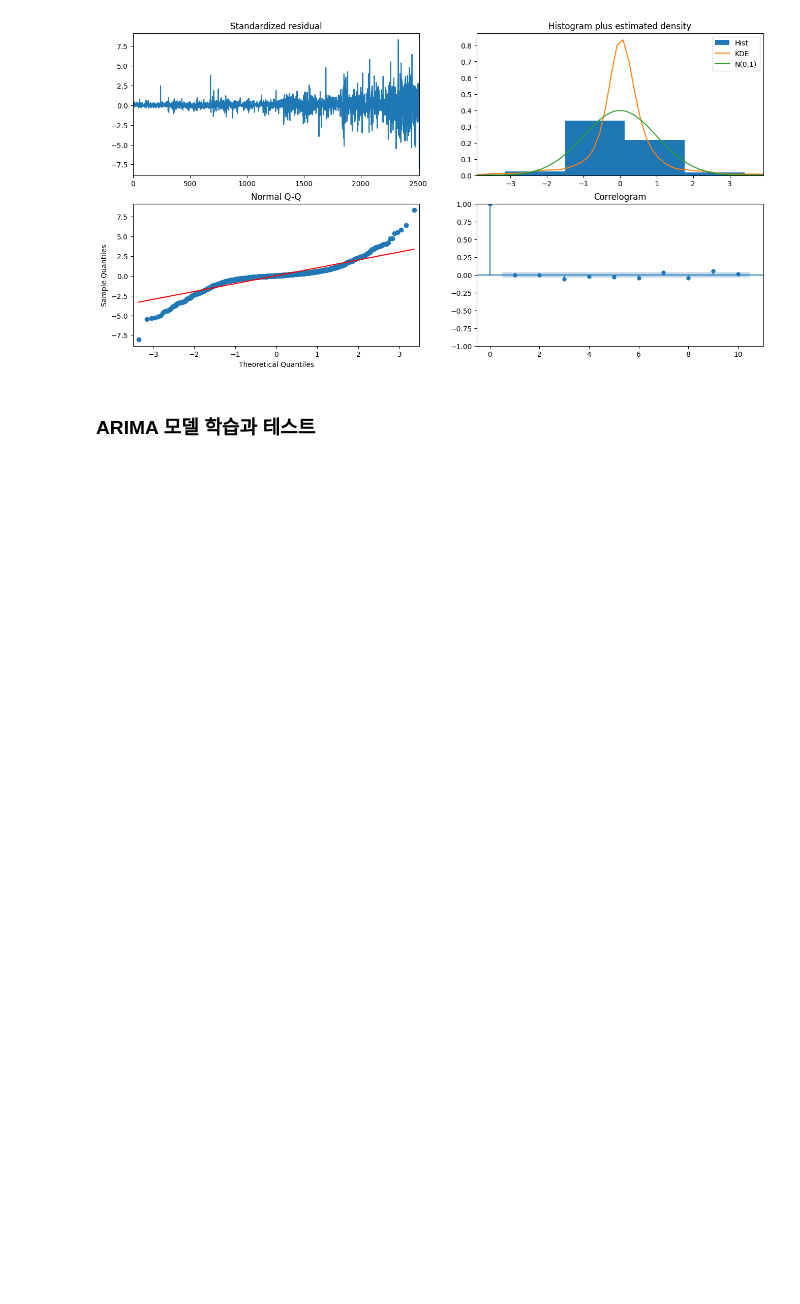
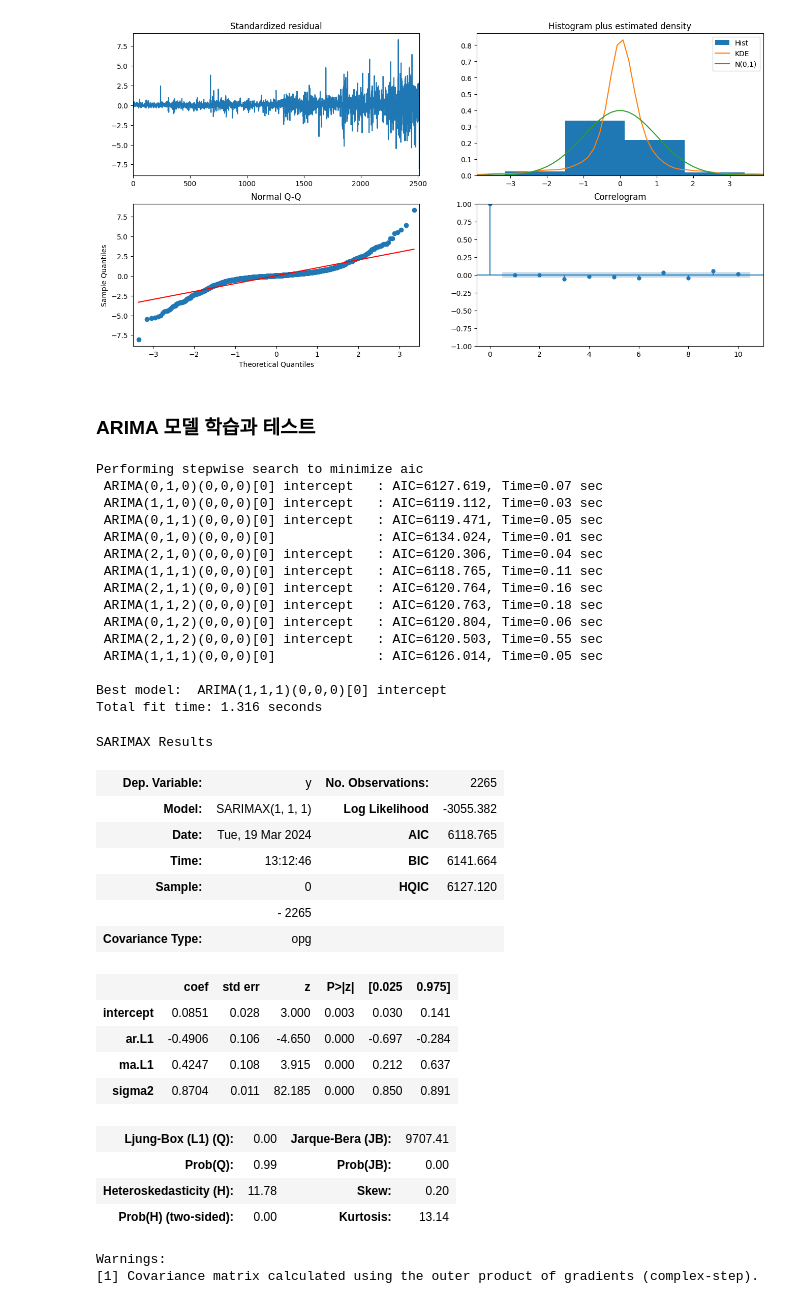
Before and after one commit to maaanzi/ubion, a Jupyter notebook: machine_learning/시계열예측.ipynb, the cells around one changed output. Saved outputs shown, nothing was run; the diff lists cells and outputs as text; code cells hidden in the pictures; blank space fills up the shorter version.

```diff
--- a/machine_learning/시계열예측.ipynb
+++ b/machine_learning/시계열예측.ipynb
@@ -199,3 +199,49 @@ model.plot_diagnostics(figsize=(16 , 8))
 # %%
 # train_test_split을 안쓰는 이유 : 시계열데이터로 순서가 정해져있기 때문
 train_data , test_data = df['Adj Close'][:int(len(df['Adj Close'])*0.9)] ,df['Adj Close'][int(len(df['Adj Close'])*0.9):]
+# %%
+# train_data 학습
+
+model = pm.auto_arima(y=train_data,
+            d=1,
+            start_p = 0, max_p=3,
+            start_q = 0, max_q=3,
+            seasonal=False,
+            trace = True
+            )
+model.summary()
+# %% [output]
+Performing stepwise search to minimize aic
+ ARIMA(0,1,0)(0,0,0)[0] intercept   : AIC=6127.619, Time=0.07 sec
+ ARIMA(1,1,0)(0,0,0)[0] intercept   : AIC=6119.112, Time=0.03 sec
+ ARIMA(0,1,1)(0,0,0)[0] intercept   : AIC=6119.471, Time=0.05 sec
+ ARIMA(0,1,0)(0,0,0)[0]             : AIC=6134.024, Time=0.01 sec
+ ARIMA(2,1,0)(0,0,0)[0] intercept   : AIC=6120.306, Time=0.04 sec
+ ARIMA(1,1,1)(0,0,0)[0] intercept   : AIC=6118.765, Time=0.11 sec
+ ARIMA(2,1,1)(0,0,0)[0] intercept   : AIC=6120.764, Time=0.16 sec
+ ARIMA(1,1,2)(0,0,0)[0] intercept   : AIC=6120.763, Time=0.18 sec
+ ARIMA(0,1,2)(0,0,0)[0] intercept   : AIC=6120.804, Time=0.06 sec
+ ARIMA(2,1,2)(0,0,0)[0] intercept   : AIC=6120.503, Time=0.55 sec
+ ARIMA(1,1,1)(0,0,0)[0]             : AIC=6126.014, Time=0.05 sec
+
+Best model:  ARIMA(1,1,1)(0,0,0)[0] intercept
+Total fit time: 1.316 seconds
+SARIMAX Results
+| Dep. Variable: | y | No. Observations: | 2265 |
+| Model: | SARIMAX(1, 1, 1) | Log Likelihood | -3055.382 |
+| Date: | Tue, 19 Mar 2024 | AIC | 6118.765 |
+| Time: | 13:12:46 | BIC | 6141.664 |
+| Sample: | 0 | HQIC | 6127.120 |
+|  | - 2265 |  |  |
+| Covariance Type: | opg |  |  |
+|  | coef | std err | z | P>|z| | [0.025 | 0.975] |
+| intercept | 0.0851 | 0.028 | 3.000 | 0.003 | 0.030 | 0.141 |
+| ar.L1 | -0.4906 | 0.106 | -4.650 | 0.000 | -0.697 | -0.284 |
+| ma.L1 | 0.4247 | 0.108 | 3.915 | 0.000 | 0.212 | 0.637 |
+| sigma2 | 0.8704 | 0.011 | 82.185 | 0.000 | 0.850 | 0.891 |
+| Ljung-Box (L1) (Q): | 0.00 | Jarque-Bera (JB): | 9707.41 |
+| Prob(Q): | 0.99 | Prob(JB): | 0.00 |
+| Heteroskedasticity (H): | 11.78 | Skew: | 0.20 |
+| Prob(H) (two-sided): | 0.00 | Kurtosis: | 13.14 |
+Warnings:
+[1] Covariance matrix calculated using the outer product of gradients (complex-step).
```
Also changed, not shown: parts of 9 cells of this notebook, 5 other files.
